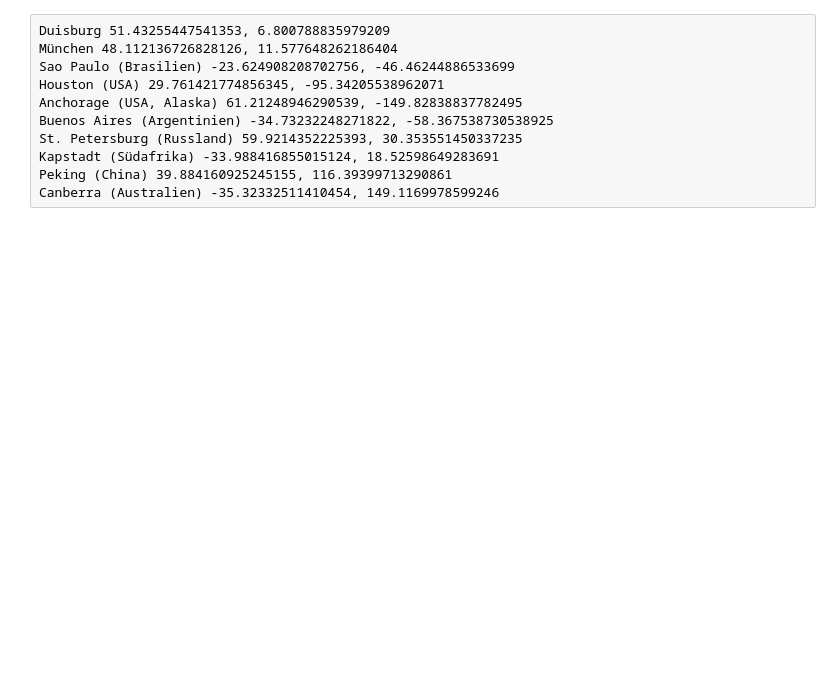
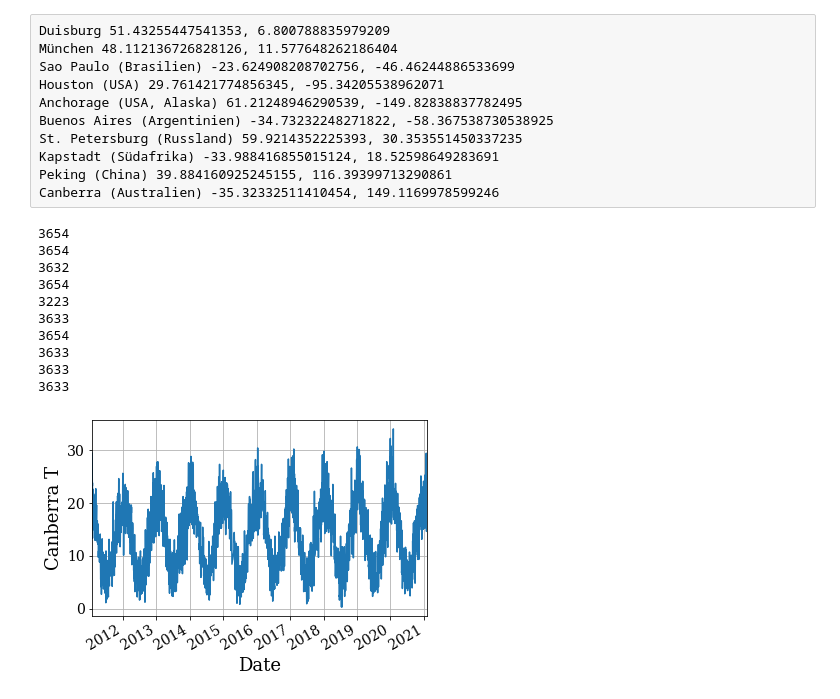
Before and after one commit to xSMSHP/FP_1_12, a Jupyter notebook: fp_versuch_1_12.ipynb, the cells around one changed output. Drawn from its saved outputs; the diff is of its cells as text; code cells hidden in the pictures; blank space fills up the shorter version.

```diff
--- a/fp_versuch_1_12.ipynb
+++ b/fp_versuch_1_12.ipynb
@@ -498,28 +698,41 @@ Kapstadt (Südafrika) -33.988416855015124, 18.52598649283691
 Peking (China) 39.884160925245155, 116.39399713290861
 Canberra (Australien) -35.32332511410454, 149.1169978599246
 # %%
-locs = ['Duisburg', 'Kiel', 'Lima', 'Houston', 'Anchorage', 'Buenos Aires', 'St. Petersburg', 'Kapstadt', 'Peking', 'Canberra']
+locs = ['Duisburg', 'Munich', 'Lima', 'Houston', 'Anchorage', 'Buenos Aires', 'St. Petersburg', 'Capetown', 'Beijing', 'Canberra']
 stations = [Stations(lat = 51.43255447541353, lon = 6.800788835979209), Stations(lat = 48.112136726828126, lon = 11.577648262186404)]
 stations.append(Stations(lat = -23.624908208702756, lon = -46.46244886533699))
 stations.append(Stations(lat = 29.761421774856345, lon = -95.34205538962071))
 stations.append(Stations(lat = 61.21248946290539, lon = -149.82838837782495))
 stations.append(Stations(lat = -34.73232248271822, lon = -58.367538730538925))
 stations.append(Stations(lat = 59.9214352225393, lon = 30.353551450337235))
 stations.append(Stations(lat = -33.988416855015124, lon = 18.52598649283691))
 stations.append(Stations(lat = 39.884160925245155, lon = 116.39399713290861))
 stations.append(Stations(lat = -35.32332511410454, lon = 149.1169978599246))
 
 for i, st in enumerate(stations):
     station = st.fetch(1)
     raw_data = Daily(station, start = datetime(2011, 2, 1), end = datetime(2021, 2, 1))
     raw_data = raw_data.fetch()
     city_data = raw_data['tavg']
     print(len(city_data))
     if i == 9:
         city_data.plot()
-        plt.ylabel('Canberra', **hfont)
+        plt.ylabel('Canberra T', **hfont)
         plt.xlabel('Date', **hfont)
         plt.yticks(fontname = 'DejaVu Serif', fontsize = 14)
         plt.xticks(fontname = 'DejaVu Serif', fontsize = 14)
         plt.autoscale(axis = 'x', tight = True) ; plt.grid(True)
+        plt.savefig('pics/3/series_canberra.png', dpi = 900, bbox_inches='tight')
         plt.show()
+# %% [output]
+3654
+3654
+3632
+3654
+3223
+3633
+3654
+3633
+3633
+3633
+[figure, added]
```
Also changed, not shown: parts of 38 cells of this notebook.
